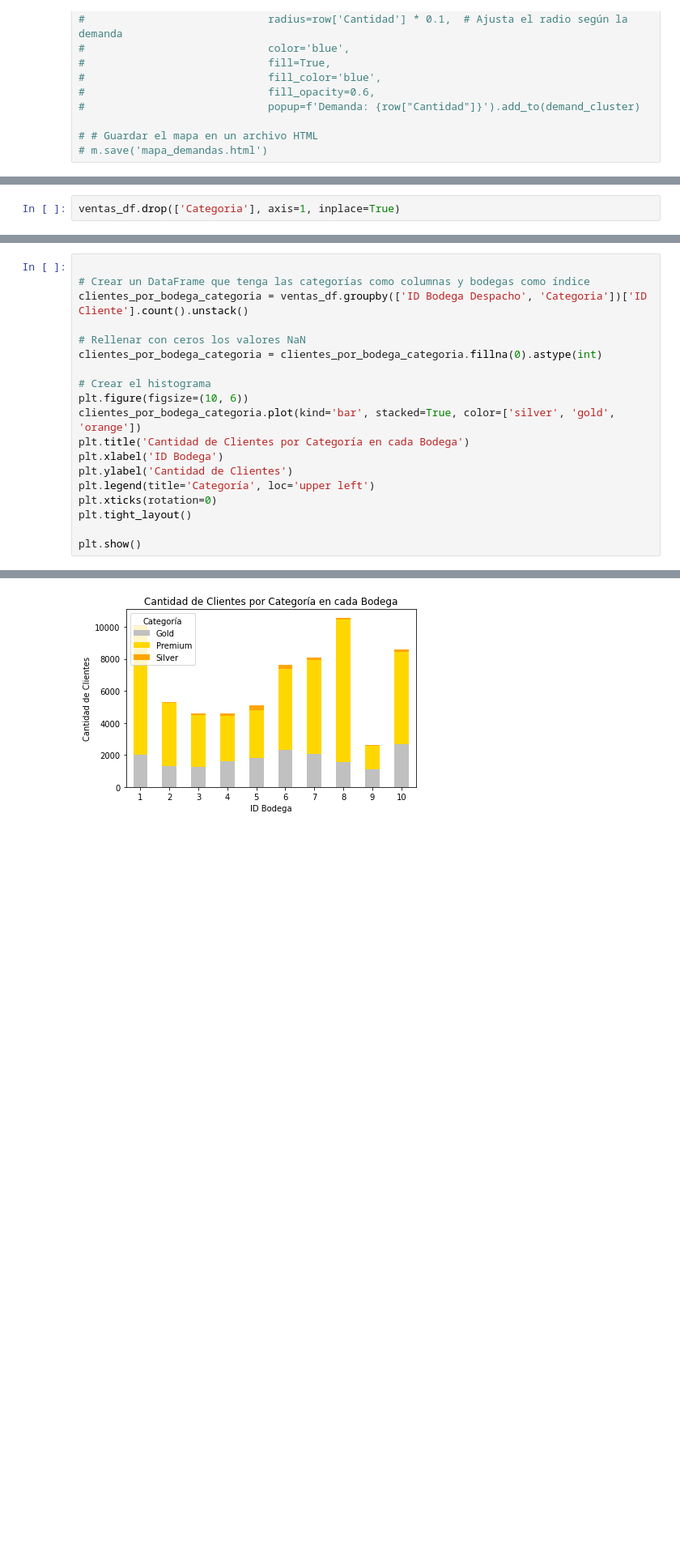
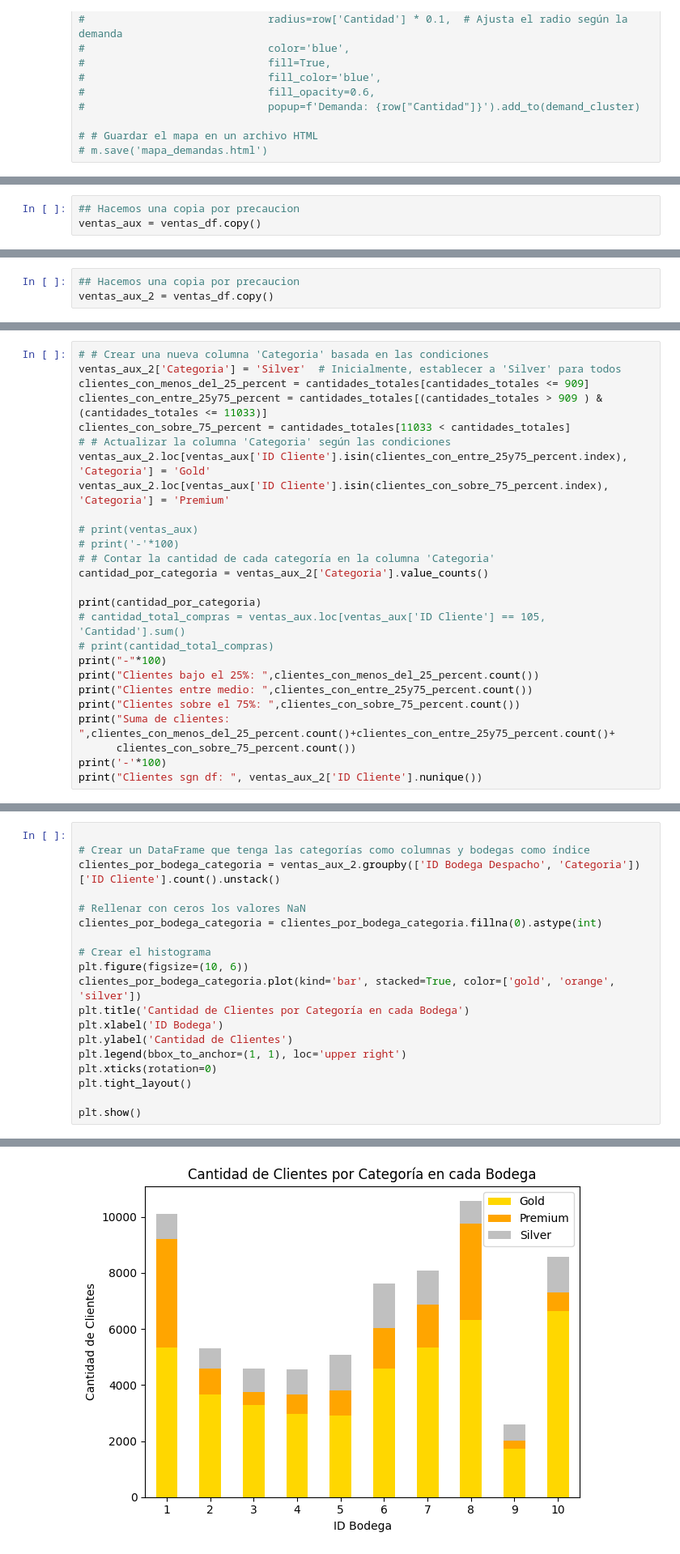
Before and after one commit to javieragebhardt/Optimizacion-Bodegas-G16, a Jupyter notebook: Analisis_Datos_Bodega.ipynb, the cells around one changed output, grey strips where cells are left out. Shown at 81% size. Drawn from its saved outputs; the diff is of its cells as text; blank space fills up the shorter version.

```diff
--- a/Analisis_Datos_Bodega.ipynb
+++ b/Analisis_Datos_Bodega.ipynb
@@ -422,2 +282,0 @@ cantidad_total_por_cliente.max()
-# %%
-ventas_df.drop(['Categoria'], axis=1, inplace=True)
@@ -444,0 +320,3 @@ ventas_df['Categoria'] = ventas_df['ID Cliente'].map(cantidades_totales.groupby(
+# %%
+## Hacemos una copia por precaucion
+ventas_aux = ventas_df.copy()
@@ -444,0 +364,3 @@ ventas_df['Categoria'] = ventas_df['ID Cliente'].map(cantidades_totales.groupby(
+# %%
+## Hacemos una copia por precaucion
+ventas_aux_2 = ventas_df.copy()
@@ -444,0 +401,26 @@ ventas_df['Categoria'] = ventas_df['ID Cliente'].map(cantidades_totales.groupby(
+# %%
+# # Crear una nueva columna 'Categoria' basada en las condiciones
+ventas_aux_2['Categoria'] = 'Silver'  # Inicialmente, establecer a 'Silver' para todos
+clientes_con_menos_del_25_percent = cantidades_totales[cantidades_totales <= 909]
+clientes_con_entre_25y75_percent = cantidades_totales[(cantidades_totales > 909 ) & (cantidades_totales <= 11033)]
+clientes_con_sobre_75_percent = cantidades_totales[11033 < cantidades_totales]
+# # Actualizar la columna 'Categoria' según las condiciones
+ventas_aux_2.loc[ventas_aux['ID Cliente'].isin(clientes_con_entre_25y75_percent.index), 'Categoria'] = 'Gold'
+ventas_aux_2.loc[ventas_aux['ID Cliente'].isin(clientes_con_sobre_75_percent.index), 'Categoria'] = 'Premium'
+
+# print(ventas_aux)
+# print('-'*100)
+# # Contar la cantidad de cada categoría en la columna 'Categoria'
+cantidad_por_categoria = ventas_aux_2['Categoria'].value_counts()
+
+print(cantidad_por_categoria)
+# cantidad_total_compras = ventas_aux.loc[ventas_aux['ID Cliente'] == 105, 'Cantidad'].sum()
+# print(cantidad_total_compras)
+print("-"*100)
+print("Clientes bajo el 25%: ",clientes_con_menos_del_25_percent.count())
+print("Clientes entre medio: ",clientes_con_entre_25y75_percent.count())
+print("Clientes sobre el 75%: ",clientes_con_sobre_75_percent.count())
+print("Suma de clientes: ",clientes_con_menos_del_25_percent.count()+clientes_con_entre_25y75_percent.count()+
+      clientes_con_sobre_75_percent.count())
+print('-'*100)
+print("Clientes sgn df: ", ventas_aux_2['ID Cliente'].nunique())
@@ -447,18 +441,18 @@ Histograma que indica la cantidad de clientes Silver, Gold y Premium hay POR BOD
 # %%
 
 # Crear un DataFrame que tenga las categorías como columnas y bodegas como índice
-clientes_por_bodega_categoria = ventas_df.groupby(['ID Bodega Despacho', 'Categoria'])['ID Cliente'].count().unstack()
+clientes_por_bodega_categoria = ventas_aux_2.groupby(['ID Bodega Despacho', 'Categoria'])['ID Cliente'].count().unstack()
 
 # Rellenar con ceros los valores NaN
 clientes_por_bodega_categoria = clientes_por_bodega_categoria.fillna(0).astype(int)
 
 # Crear el histograma
 plt.figure(figsize=(10, 6))
-clientes_por_bodega_categoria.plot(kind='bar', stacked=True, color=['silver', 'gold', 'orange'])
+clientes_por_bodega_categoria.plot(kind='bar', stacked=True, color=['gold', 'orange', 'silver'])
 plt.title('Cantidad de Clientes por Categoría en cada Bodega')
 plt.xlabel('ID Bodega')
 plt.ylabel('Cantidad de Clientes')
-plt.legend(title='Categoría', loc='upper left')
+plt.legend(bbox_to_anchor=(1, 1), loc='upper right')
 plt.xticks(rotation=0)
 plt.tight_layout()
 
@@ -468,4 +462,4 @@ plt.show()
-[figure, old version]
+[figure, new version]
 # %% [markdown]
 ### Movimiento de Bodega durante los años 2017 - 2022
 # %%
```
Also changed, not shown: parts of 35 cells of this notebook, 8 other files.
